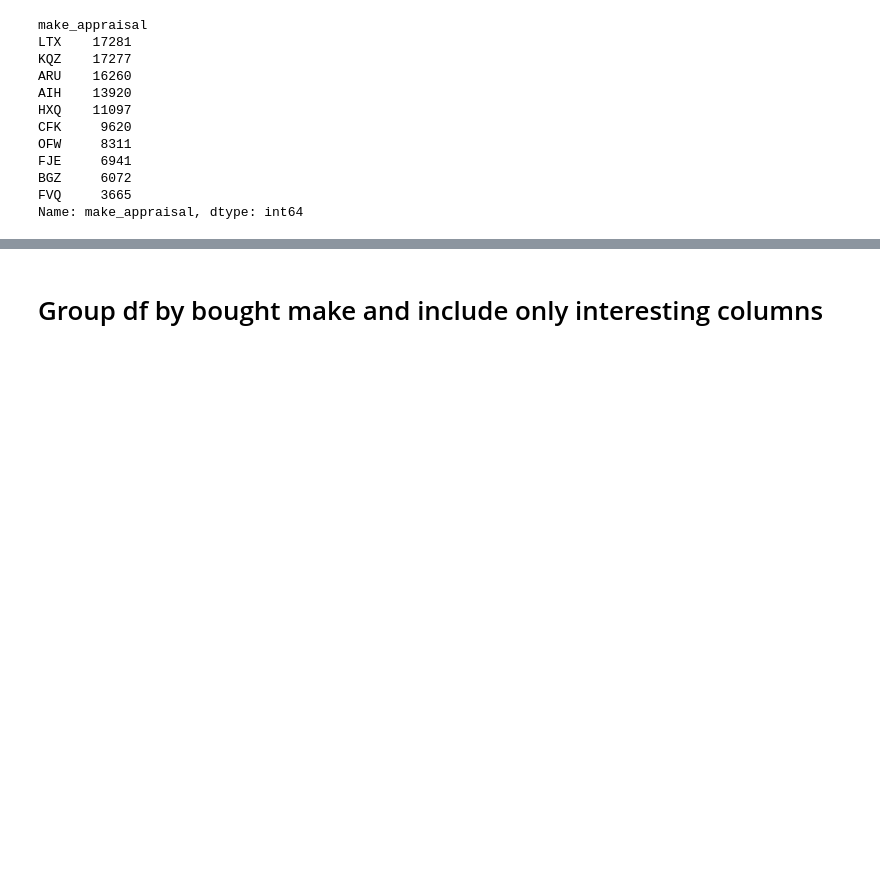
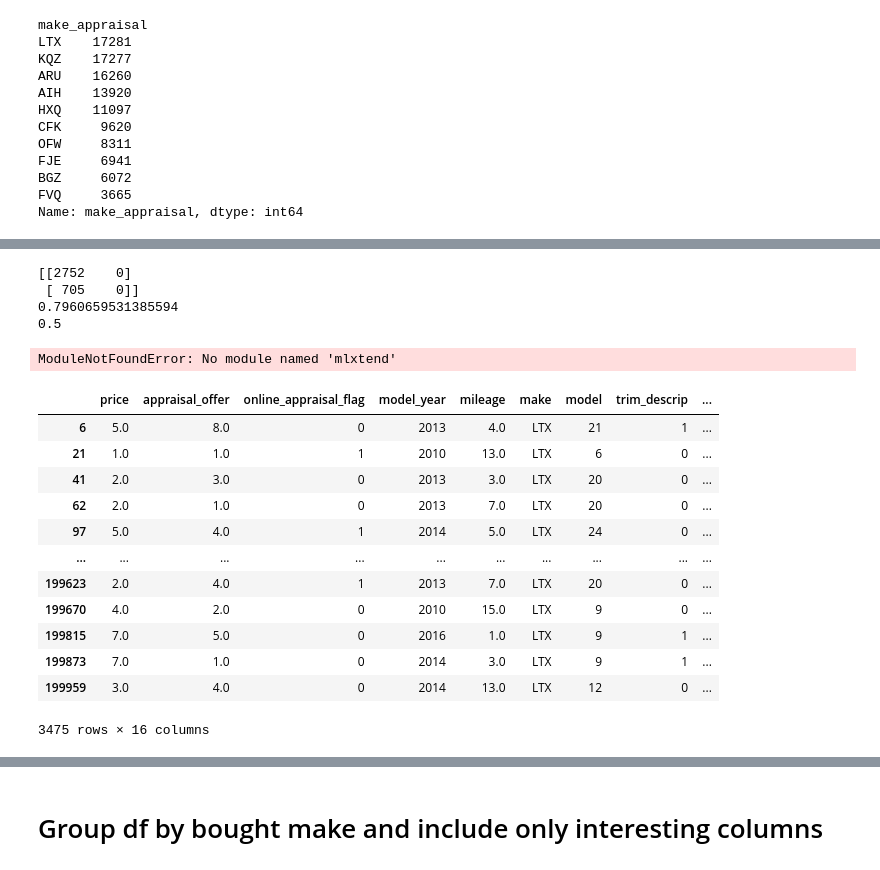
Before and after one commit to ashenfernando1/Winter-2023, a Jupyter notebook: CarMax.ipynb, the cells around one changed output, grey strips where cells are left out. Drawn from its saved outputs; the diff is of its cells as text; code cells hidden in the pictures; blank space fills up the shorter version.

```diff
--- a/CarMax.ipynb
+++ b/CarMax.ipynb
@@ -223,0 +717,36 @@ array([[<AxesSubplot: title={'center': 'price'}>,
+# %%
+from sklearn.linear_model import LogisticRegression
+from sklearn.model_selection import train_test_split
+from sklearn.ensemble import RandomForestClassifier
+from sklearn.metrics import confusion_matrix, accuracy_score, roc_auc_score
+
+LTX_lr
+X = LTX_lr.iloc[:,1:]
+y = LTX_lr.iloc[:,0]
+
+X_train, X_test, y_train, y_test = train_test_split(X, y, test_size=0.2)
+X_train = scaler.fit_transform(X_train)
+X_test = scaler.transform(X_test)
+
+# model = LogisticRegression()
+model = RandomForestClassifier()
+model.fit(X_train, y_train)
+
+cm = confusion_matrix(y_test, predictions)
+print(cm)
+print(accuracy_score(y_test,predictions))
+print(roc_auc_score(y_test, predictions))
+# %% [output]
+[[2752    0]
+ [ 705    0]]
+0.7960659531385594
+0.5
+# %%
+from mlxtend.plotting import plot_confusion_matrix
+fig, ax = plot_confusion_matrix(conf_mat=cm, figsize=(6, 6), cmap=plt.cm.Greens)
+plt.xlabel('Predictions', fontsize=18)
+plt.ylabel('Actuals', fontsize=18)
+plt.title('Confusion Matrix', fontsize=18)
+plt.show()
+# %% [output]
+ModuleNotFoundError: No module named 'mlxtend'
@@ -223,0 +755,16 @@ array([[<AxesSubplot: title={'center': 'price'}>,
+# %%
+LTX[LTX['make'] == 'LTX']
+# %% [output]
+|  | price | appraisal_offer | online_appraisal_flag | model_year | mileage | make | model | trim_descrip | ... |
+| 6 | 5.0 | 8.0 | 0 | 2013 | 4.0 | LTX | 21 | 1 | ... |
+| 21 | 1.0 | 1.0 | 1 | 2010 | 13.0 | LTX | 6 | 0 | ... |
+| 41 | 2.0 | 3.0 | 0 | 2013 | 3.0 | LTX | 20 | 0 | ... |
+| 62 | 2.0 | 1.0 | 0 | 2013 | 7.0 | LTX | 20 | 0 | ... |
+| 97 | 5.0 | 4.0 | 1 | 2014 | 5.0 | LTX | 24 | 0 | ... |
+| ... | ... | ... | ... | ... | ... | ... | ... | ... | ... |
+| 199623 | 2.0 | 4.0 | 1 | 2013 | 7.0 | LTX | 20 | 0 | ... |
+| 199670 | 4.0 | 2.0 | 0 | 2010 | 15.0 | LTX | 9 | 0 | ... |
+| 199815 | 7.0 | 5.0 | 0 | 2016 | 1.0 | LTX | 9 | 1 | ... |
+| 199873 | 7.0 | 1.0 | 0 | 2014 | 3.0 | LTX | 9 | 1 | ... |
+| 199959 | 3.0 | 4.0 | 0 | 2014 | 13.0 | LTX | 12 | 0 | ... |
+3475 rows × 16 columns
```
Also changed, not shown: parts of 47 cells of this notebook, 1 other file.
